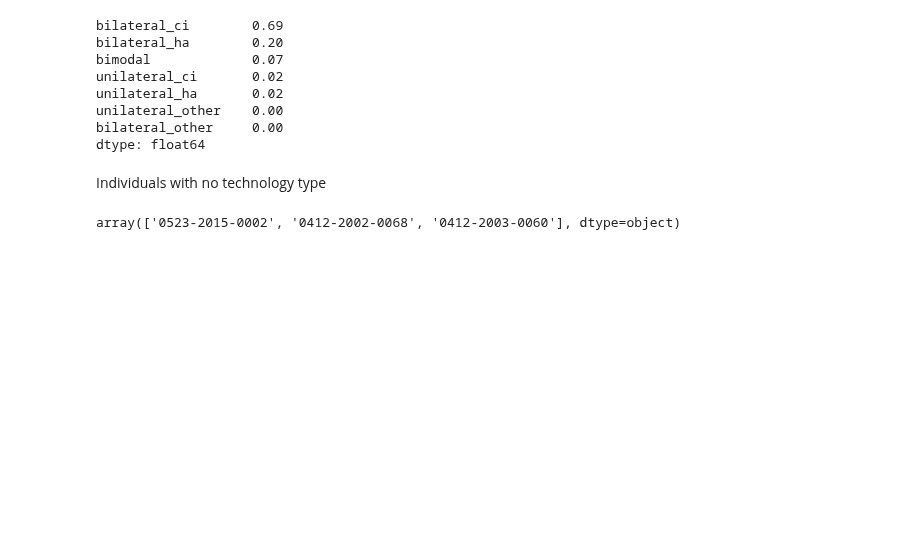
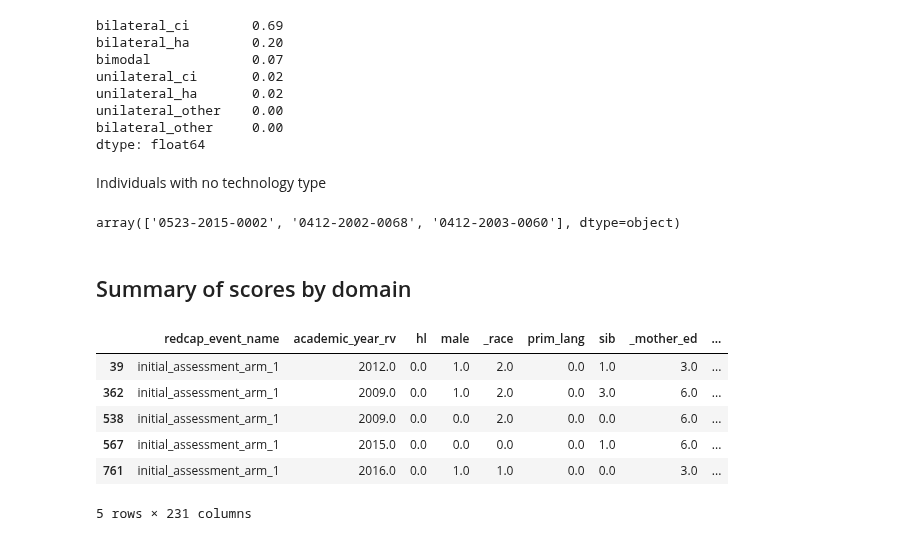
Before and after one commit to fonnesbeck/infant_hearing_intervention, a Jupyter notebook: notebooks/Tables.ipynb, the cells around one changed output. Cells and saved outputs as stored; diff of their text form; code cells hidden in the pictures; blank space fills up the shorter version.

```diff
--- a/notebooks/Tables.ipynb
+++ b/notebooks/Tables.ipynb
@@ -279,3 +279,15 @@ Individuals with no technology type
 tech_data[tech_data.sum(1)==0].index.values
 # %% [output]
 array(['0523-2015-0002', '0412-2002-0068', '0412-2003-0060'], dtype=object)
+# %% [markdown]
+## Summary of scores by domain
+# %%
+data_4yo.head()
+# %% [output]
+|  | redcap_event_name | academic_year_rv | hl | male | _race | prim_lang | sib | _mother_ed | ... |
+| 39 | initial_assessment_arm_1 | 2012.0 | 0.0 | 1.0 | 2.0 | 0.0 | 1.0 | 3.0 | ... |
+| 362 | initial_assessment_arm_1 | 2009.0 | 0.0 | 1.0 | 2.0 | 0.0 | 3.0 | 6.0 | ... |
+| 538 | initial_assessment_arm_1 | 2009.0 | 0.0 | 0.0 | 2.0 | 0.0 | 0.0 | 6.0 | ... |
+| 567 | initial_assessment_arm_1 | 2015.0 | 0.0 | 0.0 | 0.0 | 0.0 | 1.0 | 6.0 | ... |
+| 761 | initial_assessment_arm_1 | 2016.0 | 0.0 | 1.0 | 1.0 | 0.0 | 0.0 | 3.0 | ... |
+5 rows × 231 columns
```
Also changed, not shown: parts of 2 cells of this notebook, 3 other files.
